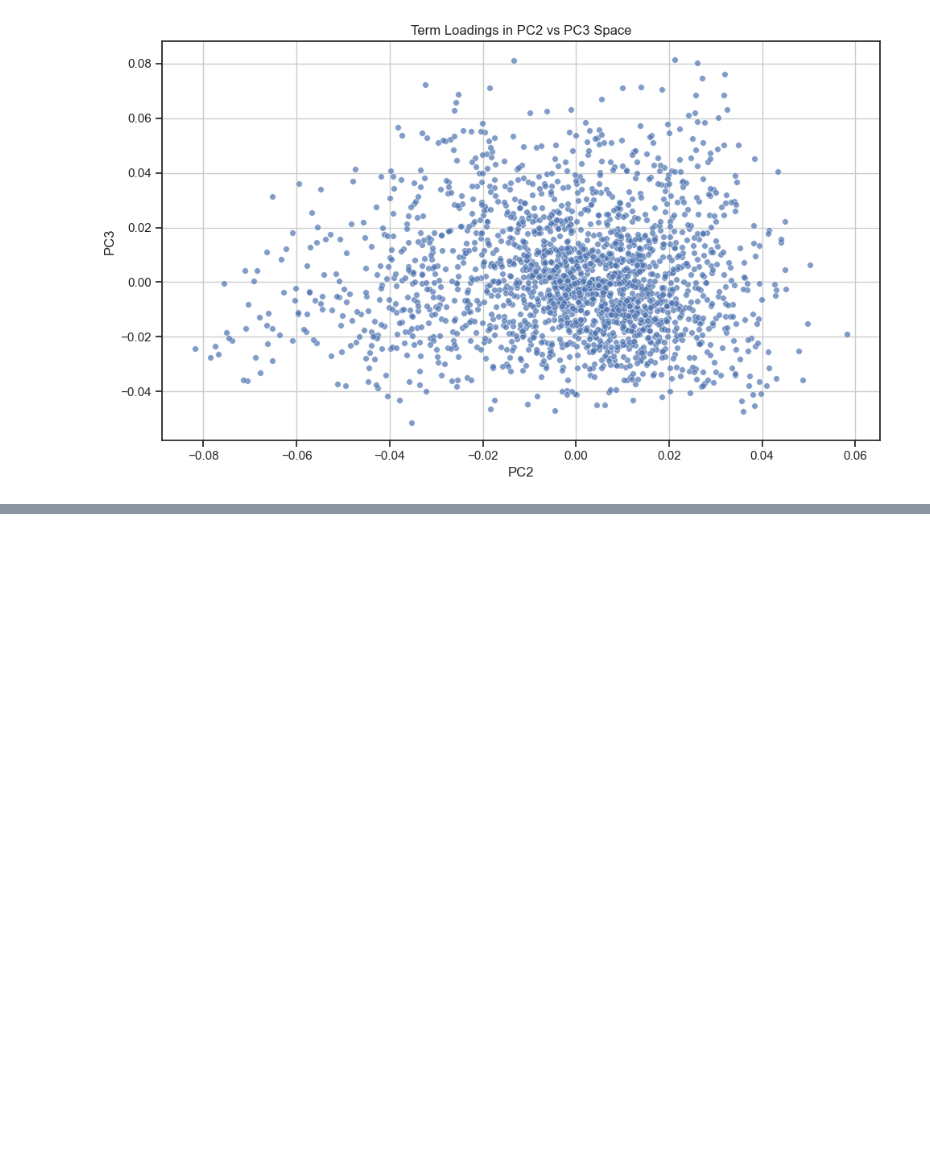
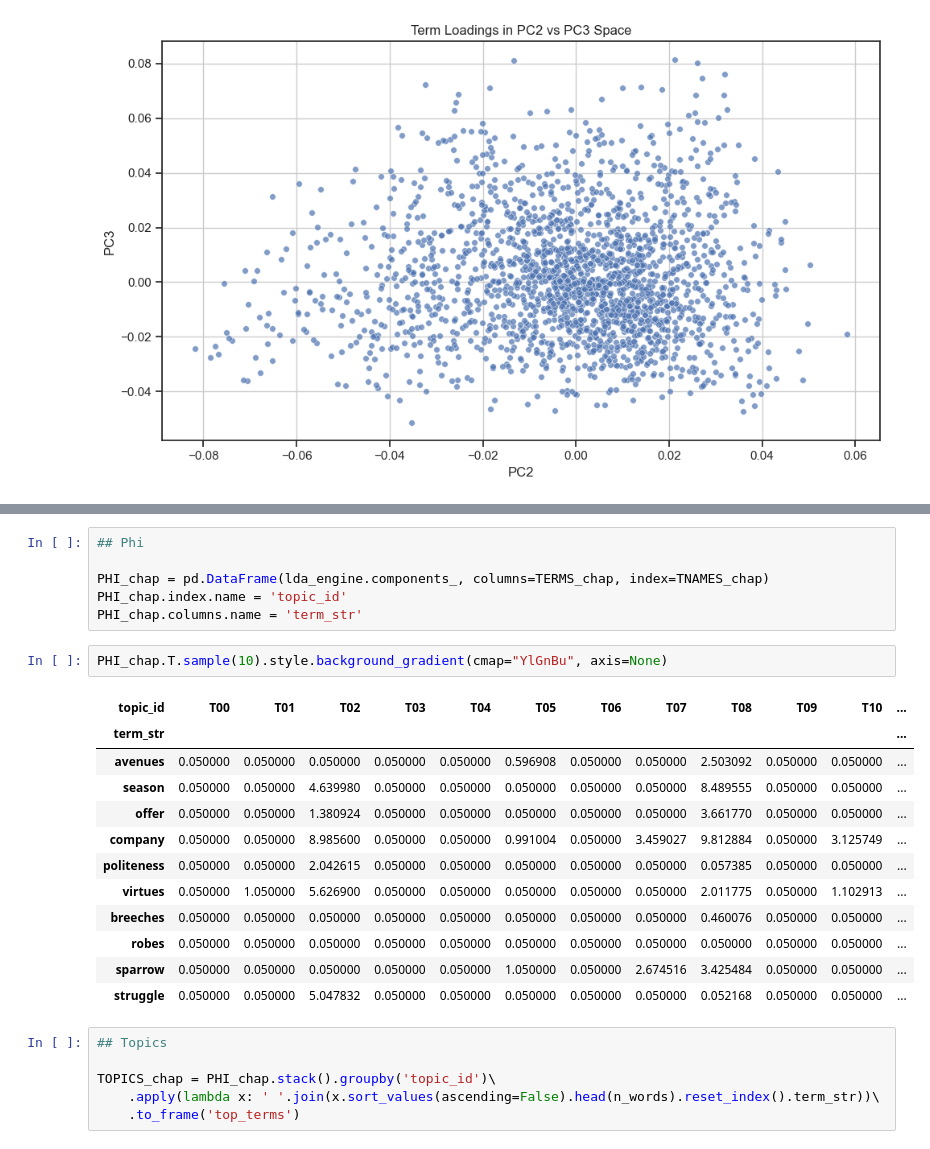
Before and after one commit to sqr8ap/DS5001-2025-01-R, a Jupyter notebook: final_project/Models.ipynb, the cells around one changed output, grey strips where cells are left out. Saved outputs shown, nothing was run; the diff lists cells and outputs as text; blank space fills up the shorter version.

```diff
--- a/final_project/Models.ipynb
+++ b/final_project/Models.ipynb
@@ -286,0 +392,27 @@ plt.show()
+# %%
+## Phi
+
+PHI_chap = pd.DataFrame(lda_engine.components_, columns=TERMS_chap, index=TNAMES_chap)
+PHI_chap.index.name = 'topic_id'
+PHI_chap.columns.name = 'term_str'
+# %%
+PHI_chap.T.sample(10).style.background_gradient(cmap="YlGnBu", axis=None)
+# %% [output]
+| topic_id | T00 | T01 | T02 | T03 | T04 | T05 | T06 | T07 | T08 | T09 | T10 | ... |
+| term_str |  |  |  |  |  |  |  |  |  |  |  | ... |
+| avenues | 0.050000 | 0.050000 | 0.050000 | 0.050000 | 0.050000 | 0.596908 | 0.050000 | 0.050000 | 2.503092 | 0.050000 | 0.050000 | ... |
+| season | 0.050000 | 0.050000 | 4.639980 | 0.050000 | 0.050000 | 0.050000 | 0.050000 | 0.050000 | 8.489555 | 0.050000 | 0.050000 | ... |
+| offer | 0.050000 | 0.050000 | 1.380924 | 0.050000 | 0.050000 | 0.050000 | 0.050000 | 0.050000 | 3.661770 | 0.050000 | 0.050000 | ... |
+| company | 0.050000 | 0.050000 | 8.985600 | 0.050000 | 0.050000 | 0.991004 | 0.050000 | 3.459027 | 9.812884 | 0.050000 | 3.125749 | ... |
+| politeness | 0.050000 | 0.050000 | 2.042615 | 0.050000 | 0.050000 | 0.050000 | 0.050000 | 0.050000 | 0.057385 | 0.050000 | 0.050000 | ... |
+| virtues | 0.050000 | 1.050000 | 5.626900 | 0.050000 | 0.050000 | 0.050000 | 0.050000 | 0.050000 | 2.011775 | 0.050000 | 1.102913 | ... |
+| breeches | 0.050000 | 0.050000 | 0.050000 | 0.050000 | 0.050000 | 0.050000 | 0.050000 | 0.050000 | 0.460076 | 0.050000 | 0.050000 | ... |
+| robes | 0.050000 | 0.050000 | 0.050000 | 0.050000 | 0.050000 | 0.050000 | 0.050000 | 0.050000 | 0.050000 | 0.050000 | 0.050000 | ... |
+| sparrow | 0.050000 | 0.050000 | 0.050000 | 0.050000 | 0.050000 | 1.050000 | 0.050000 | 2.674516 | 3.425484 | 0.050000 | 0.050000 | ... |
+| struggle | 0.050000 | 0.050000 | 5.047832 | 0.050000 | 0.050000 | 0.050000 | 0.050000 | 0.050000 | 0.052168 | 0.050000 | 0.050000 | ... |
+# %%
+## Topics
+
+TOPICS_chap = PHI_chap.stack().groupby('topic_id')\
+    .apply(lambda x: ' '.join(x.sort_values(ascending=False).head(n_words).reset_index().term_str))\
+    .to_frame('top_terms')
```
Also changed, not shown: parts of 21 cells of this notebook, 1 other file.
